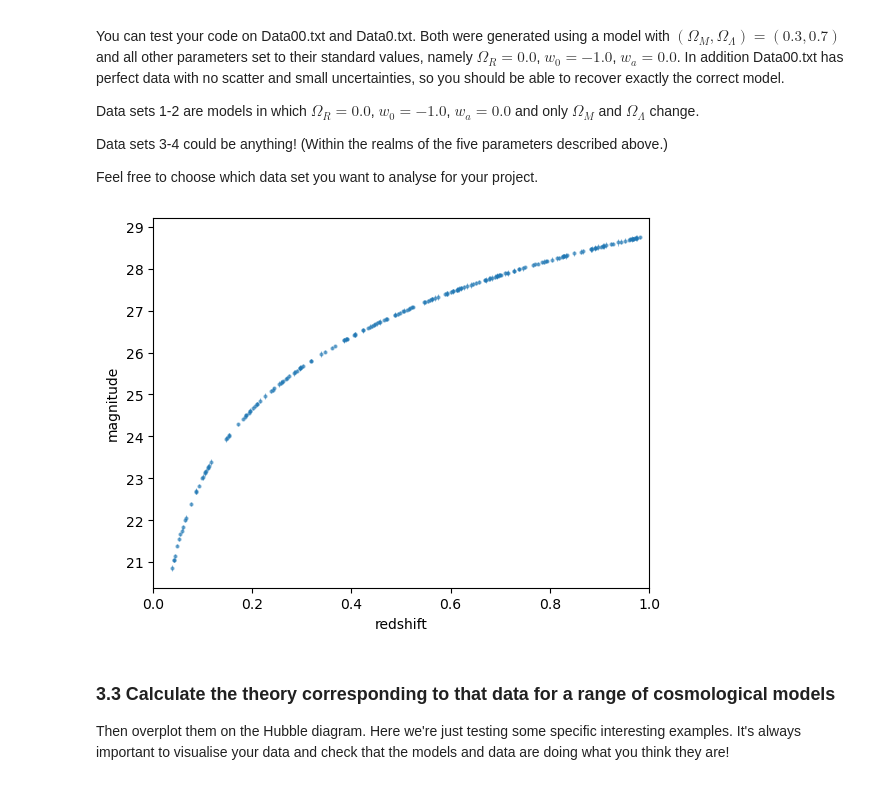
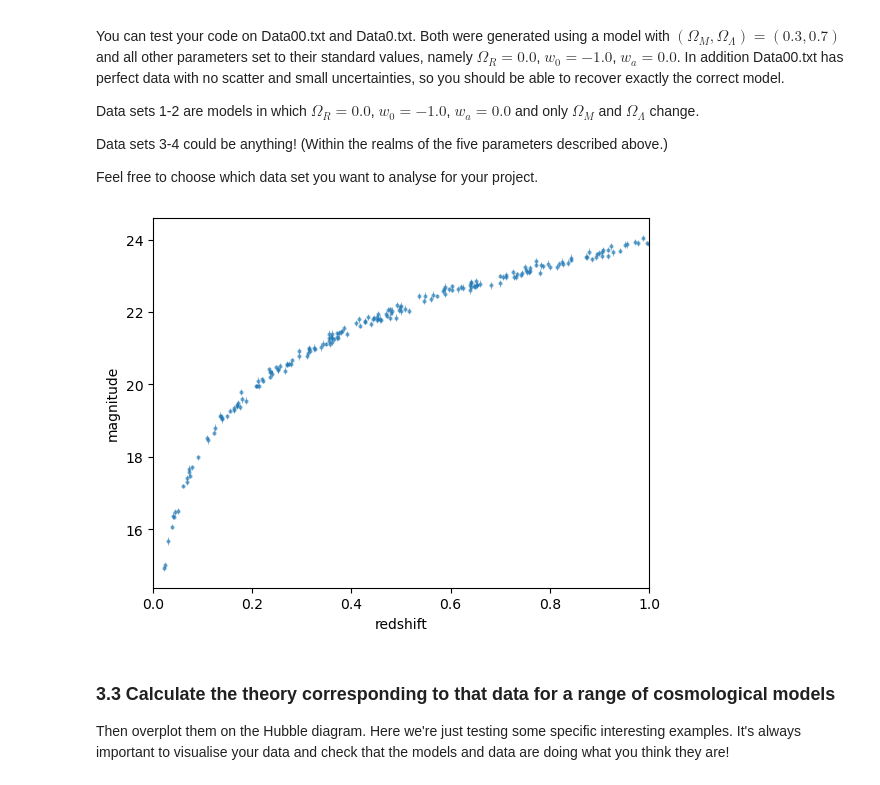
Before and after one commit to naidee/Cosmology-Project, a Jupyter notebook: cosmo/docs/notebooks/Fit_ModelsPrez.ipynb, the cells around one changed output. Saved outputs shown, nothing was run; the diff lists cells and outputs as text; code cells hidden in the pictures.

```diff
--- a/cosmo/docs/notebooks/Fit_ModelsPrez.ipynb
+++ b/cosmo/docs/notebooks/Fit_ModelsPrez.ipynb
@@ -83,22 +83,22 @@ Feel free to choose which data set you want to analyse for your project.
 # %%
 # Add a new function that reads in the data (data files should be in a directory called data)
 def read_data(model_name):
     d = np.genfromtxt('data/'+model_name+'.txt',delimiter=',')
     zs = d[:,0]
     mu = d[:,1]
     muerr=d[:,2]
     return zs, mu, muerr
 
-zs, mu, muerr = read_data('Data00')
+zs, mu, muerr = read_data('Data3')
 
 # Plot it to see what it looks like, this is called a Hubble diagram
 plt.errorbar(zs,mu,yerr=muerr,fmt='.',elinewidth=0.7,markersize=4,alpha=0.5)
 plt.xlim(0,1.0)
 plt.xlabel('redshift')
 plt.ylabel('magnitude')
 plt.show()
 # %% [output]
-[figure, old version]
+[figure, new version]
 # %% [markdown]
 ### 3.3 Calculate the theory corresponding to that data for a range of cosmological models
 Then overplot them on the Hubble diagram.  Here we're just testing some specific interesting examples.
```
Also changed, not shown: parts of 7 cells of this notebook, 1 other file.
